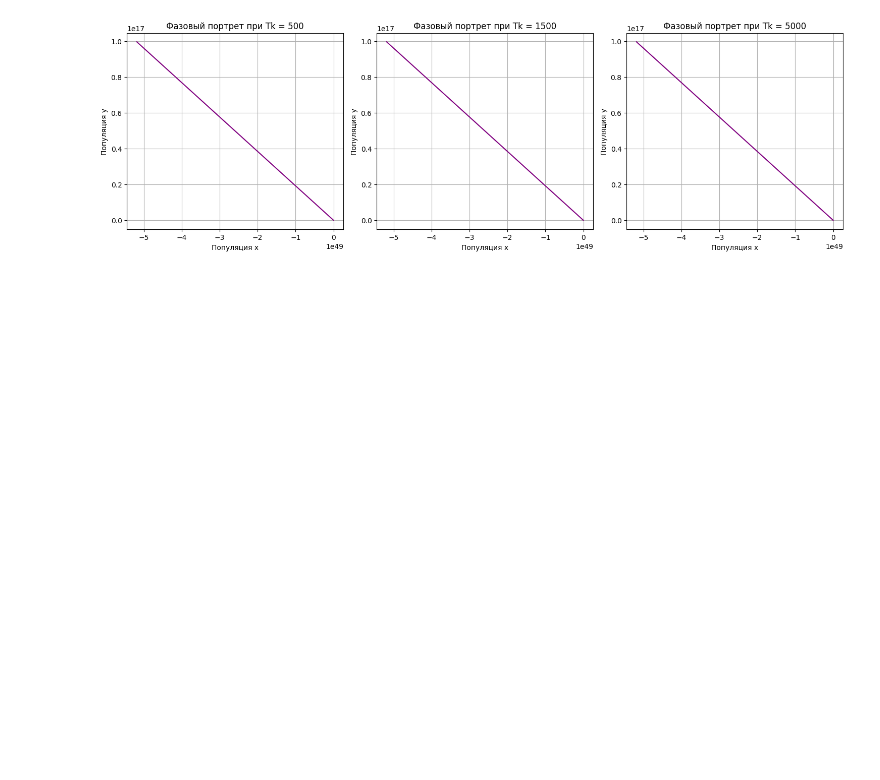
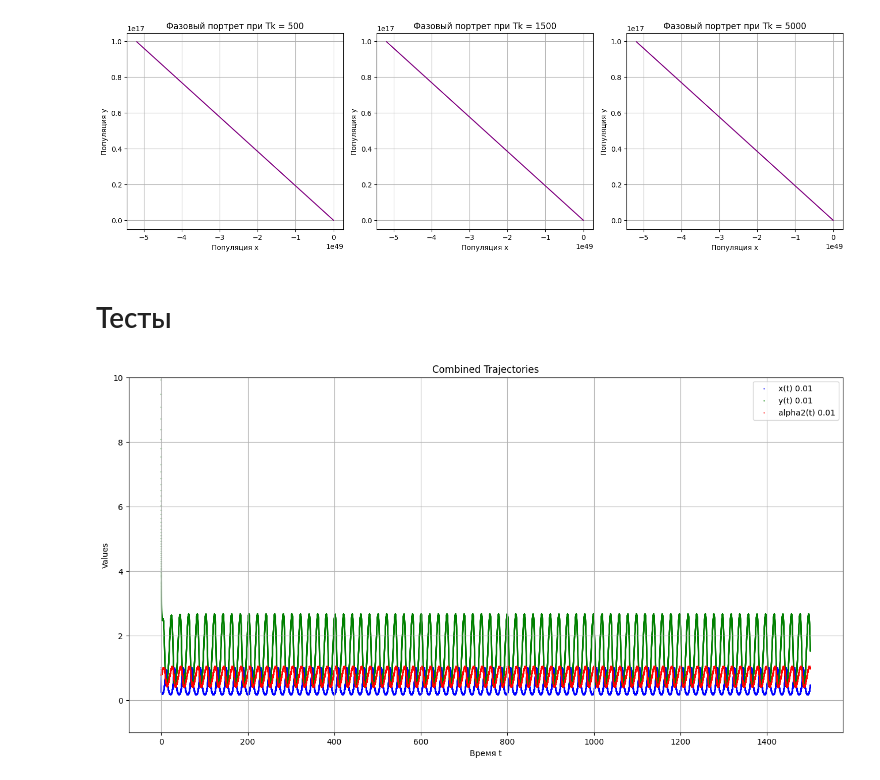
Before and after one commit to Tisuder/NM-population-evolution, a Jupyter notebook: main.ipynb, the cells around one changed output. Saved outputs shown, nothing was run; the diff lists cells and outputs as text; code cells hidden in the pictures; blank space fills up the shorter version.

```diff
--- a/main.ipynb
+++ b/main.ipynb
@@ -2024,3 +2102,27 @@ investigate_parameters()
 Критическая ошибка: Якобиан содержит Inf/NaN на шаге 4
 Критическая ошибка: Якобиан содержит Inf/NaN на шаге 4
 [figure]
+# %% [markdown]
+# Тесты
+# %%
+y0_initial = np.array([1, 15, 0.8], dtype=np.float64)
+def draw_plots(y0_initial, t_max, h, method, **kwargs):
+    plt.figure(figsize=(16, 8))
+    t_range_plot = np.array([0, t_max], dtype=np.float64)
+    t_plot, y_plot = method(system_func, y0_initial, t_range_plot, h=h)
+
+    eps = 1e-16
+
+    plt.scatter(t_plot, y_plot[:, 0], label=f'x(t) {h}', c=np.where(y_plot[:, 0] > eps, 'blue', 'black'),  **kwargs)
+    plt.scatter(t_plot, y_plot[:, 1], label=f'y(t) {h}', c=np.where(y_plot[:, 1] > eps, 'green', 'black'), **kwargs)
+    plt.scatter(t_plot, y_plot[:, 2], label=f'alpha2(t) {h}', c=np.where(y_plot[:, 2] > eps, 'red', 'black'), **kwargs)
+    plt.xlabel('Время t')
+    plt.ylabel('Values')
+    plt.ylim(-1, 10)
+    plt.title('Combined Trajectories')
+    plt.legend()
+    plt.grid(True)
+
+draw_plots(y0_initial, t_max=1500, h=0.01, method=lambda f, y0, t_span, h: implicit_euler_newton(y0, t_span, h, epsilon=0.07), alpha=0.7, s=0.5)
+# %% [output]
+[figure, added]
```
Also changed, not shown: parts of 9 cells of this notebook.
